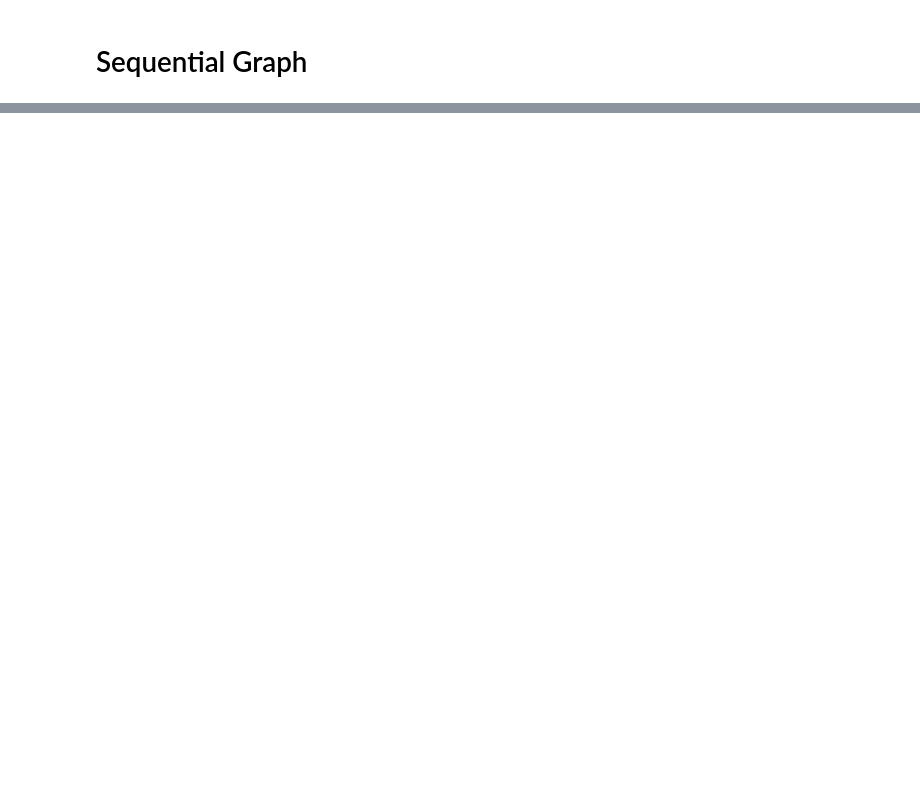
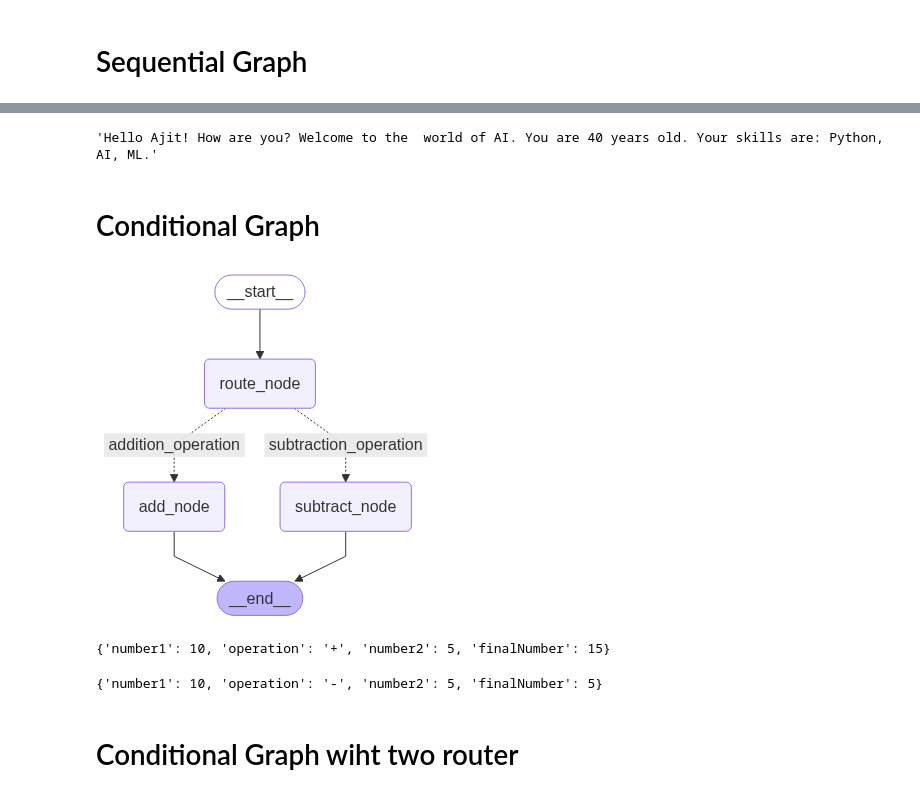
Before and after one commit to ajitemmanuel/LLM-Playlist, a Jupyter notebook: LangGraph/basic-graph.ipynb, the cells around one changed output, grey strips where cells are left out. Saved outputs shown, nothing was run; the diff lists cells and outputs as text; code cells hidden in the pictures; blank space fills up the shorter version.

```diff
--- a/LangGraph/basic-graph.ipynb
+++ b/LangGraph/basic-graph.ipynb
@@ -134,0 +190,7 @@ class AgentState(TypedDict):
+# %%
+result = app3.invoke(input={'name': "Ajit", 'age': 40, 'skills': ["Python", "AI", "ML"]})
+result['result']
+# %% [output]
+'Hello Ajit! How are you? Welcome to the  world of AI. You are 40 years old. Your skills are: Python, AI, ML.'
+# %% [markdown]
+# Conditional Graph
@@ -134,0 +209,53 @@ class AgentState(TypedDict):
+# %%
+def adder(state: AgentState) -> AgentState:
+    """
+    A node that adds two numbers.
+    """
+    state['finalNumber'] = state['number1'] + state['number2']
+    return state
+
+def subtractor(state: AgentState) -> AgentState:
+    """
+    A node that subtracts two numbers.
+    """
+    state['finalNumber'] = state['number1'] - state['number2']
+    return state
+
+def decider(state: AgentState) -> str:
+    """
+    A node that decides which operation to perform.
+    """
+    if state['operation'] == '+':
+        return "addition_operation"
+    elif state['operation'] == '-':
+        return "subtraction_operation"
+# %%
+graph = StateGraph(state_schema=AgentState)
+graph.add_node(node="add_node", action=adder)
+graph.add_node(node="subtract_node", action=subtractor)
+graph.add_node(node="route_node", action=lambda state: state)
+
+graph.add_edge(start_key=START, end_key="route_node")
+graph.add_conditional_edges(source="route_node",
+                            path=decider,
+                            path_map={"addition_operation": "add_node", "subtraction_operation": "subtract_node"})
+
+graph.add_edge(start_key="add_node", end_key=END)
+graph.add_edge(start_key="subtract_node", end_key=END)
+
+app4 = graph.compile()
+app4
+# %% [output]
+[figure, added]
+# %%
+result = app4.invoke(input={'number1': 10, 'operation': '+', 'number2': 5})
+result
+# %% [output]
+{'number1': 10, 'operation': '+', 'number2': 5, 'finalNumber': 15}
+# %%
+result = app4.invoke(input={'number1': 10, 'operation': '-', 'number2': 5})
+result
+# %% [output]
+{'number1': 10, 'operation': '-', 'number2': 5, 'finalNumber': 5}
+# %% [markdown]
+# Conditional Graph wiht two router
```
Also changed, not shown: parts of 19 cells of this notebook.
